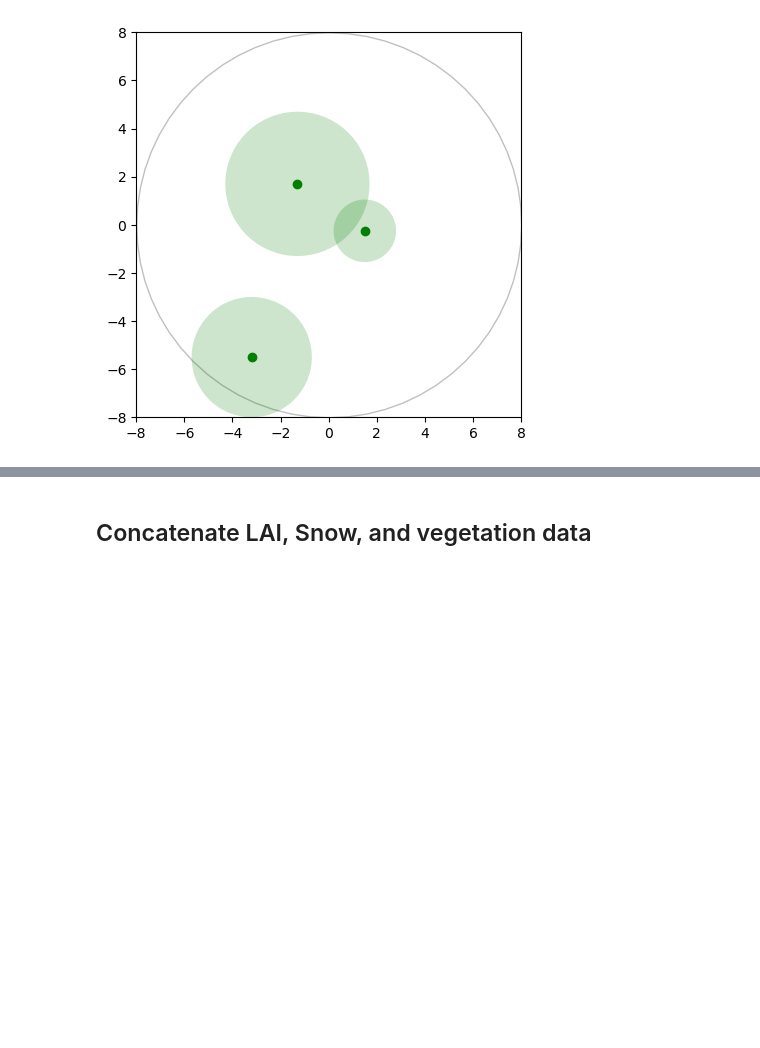
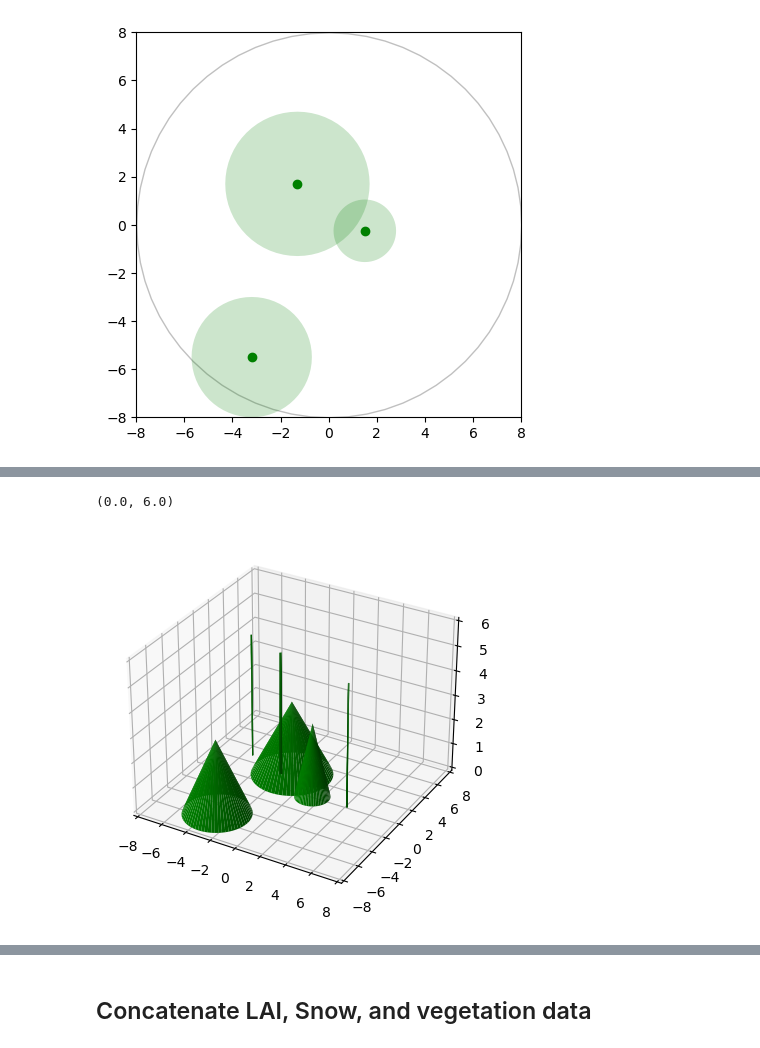
Before and after one commit to mwdjones/forest-canopy-model, a Jupyter notebook: 01_test-bed.ipynb, the cells around one changed output, grey strips where cells are left out. Drawn from its saved outputs; the diff is of its cells as text; code cells hidden in the pictures; blank space fills up the shorter version.

```diff
--- a/01_test-bed.ipynb
+++ b/01_test-bed.ipynb
@@ -279,0 +343,50 @@ simulateSite(12, 4.2, 1.4, 22.8, 10.5, 0.11, plots = True)
+# %%
+#Try some cylinders
+d1 = shp.Point((-2, 1.3)).buffer(0.1) #tree 1
+d2 = shp.Point((4.3, -0.25)).buffer(0.05) #tree 2
+d3 = shp.Point((-5.1, 2.5)).buffer(0.05) #tree 3
+# %%
+#Try Generating small forest with all trees:
+fig = plt.figure()
+ax = fig.add_subplot(projection='3d')
+
+for p in [p1, p2, p3]:
+    #Zip together x and y data with 0 z value
+    x = p.exterior.xy[0]
+    y = p.exterior.xy[1]
+    treeBase = list(zip(x, y, np.zeros(len(x))))
+    treeTop = (p.centroid.x, p.centroid.y, 3) #for now make them all the same height
+    treeBase.append(treeTop)
+    #Make polygon
+    tree = shp.Polygon(treeBase)
+    #plot
+    coor = list(shp.get_exterior_ring(tree).coords)
+    l = len(coor)
+    x2 = [coor[i][0] for i in range(0, l)]
+    y2 = [coor[i][1] for i in range(0, l)]
+    z2 = [coor[i][2] for i in range(0, l)]
+    ax.plot_trisurf(x2, y2, z2, color = 'green')
+
+for d in [d1, d2, d3]:
+    #Zip together x and y data with 0 z value
+    x = d.exterior.xy[0]
+    y = d.exterior.xy[1]
+    treeBase = list(zip(x, y, np.zeros(len(x))))
+    treeTop = list(zip(x, y, 5*np.ones(len(x))))
+    treeOut = treeBase + treeTop
+    #Make polygon
+    tree = shp.Polygon(treeOut)
+    #plot
+    coor = list(shp.get_exterior_ring(tree).coords)
+    l = len(coor)
+    x2 = [coor[i][0] for i in range(0, l)]
+    y2 = [coor[i][1] for i in range(0, l)]
+    z2 = [coor[i][2] for i in range(0, l)]
+    ax.plot_trisurf(x2, y2, z2, color = 'green')
+
+ax.set_xlim(-8, 8)
+ax.set_ylim(-8, 8)
+ax.set_zlim(0, 6)
+# %% [output]
+(0.0, 6.0)
+[figure, added]
```
Also changed, not shown: parts of 20 cells of this notebook, 1 other file.
